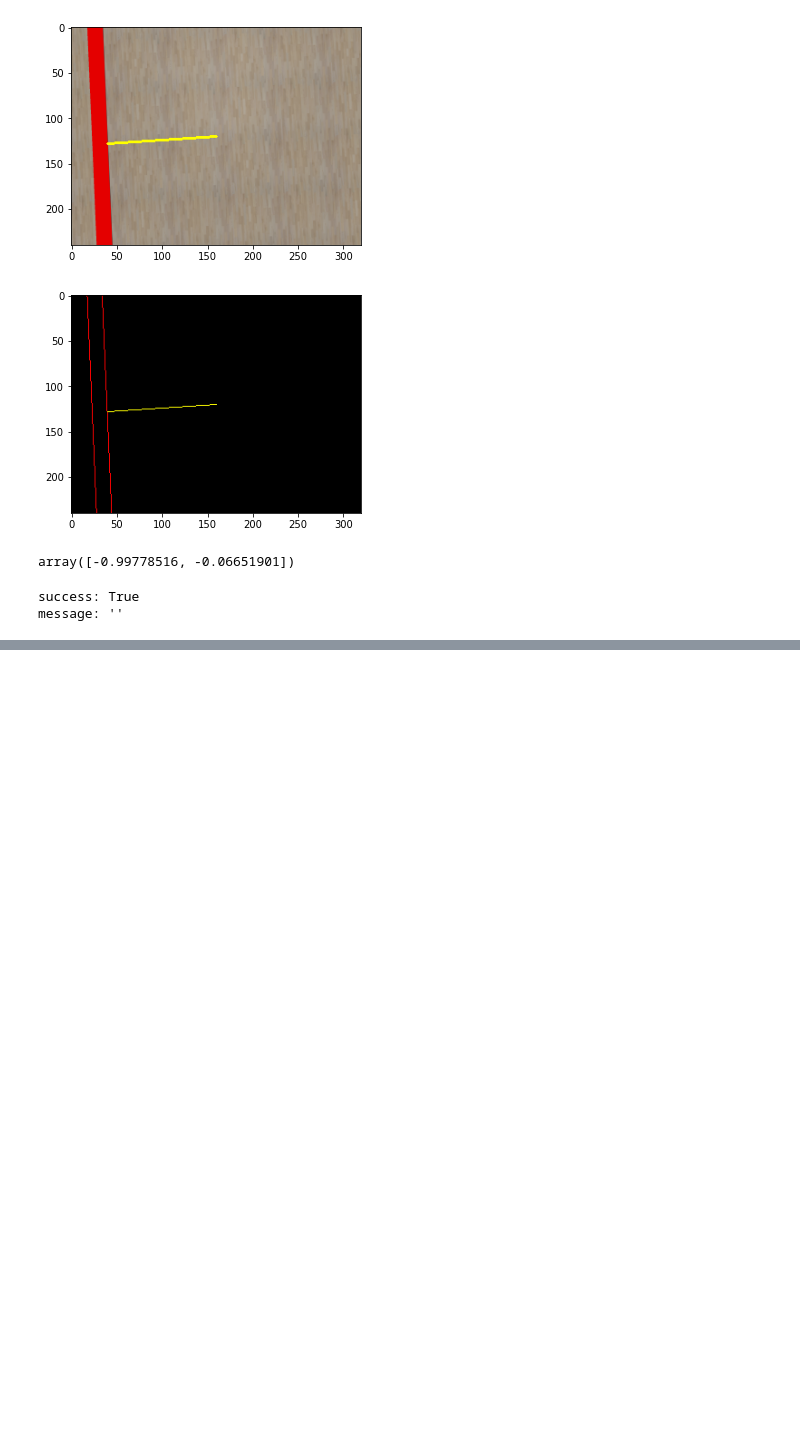
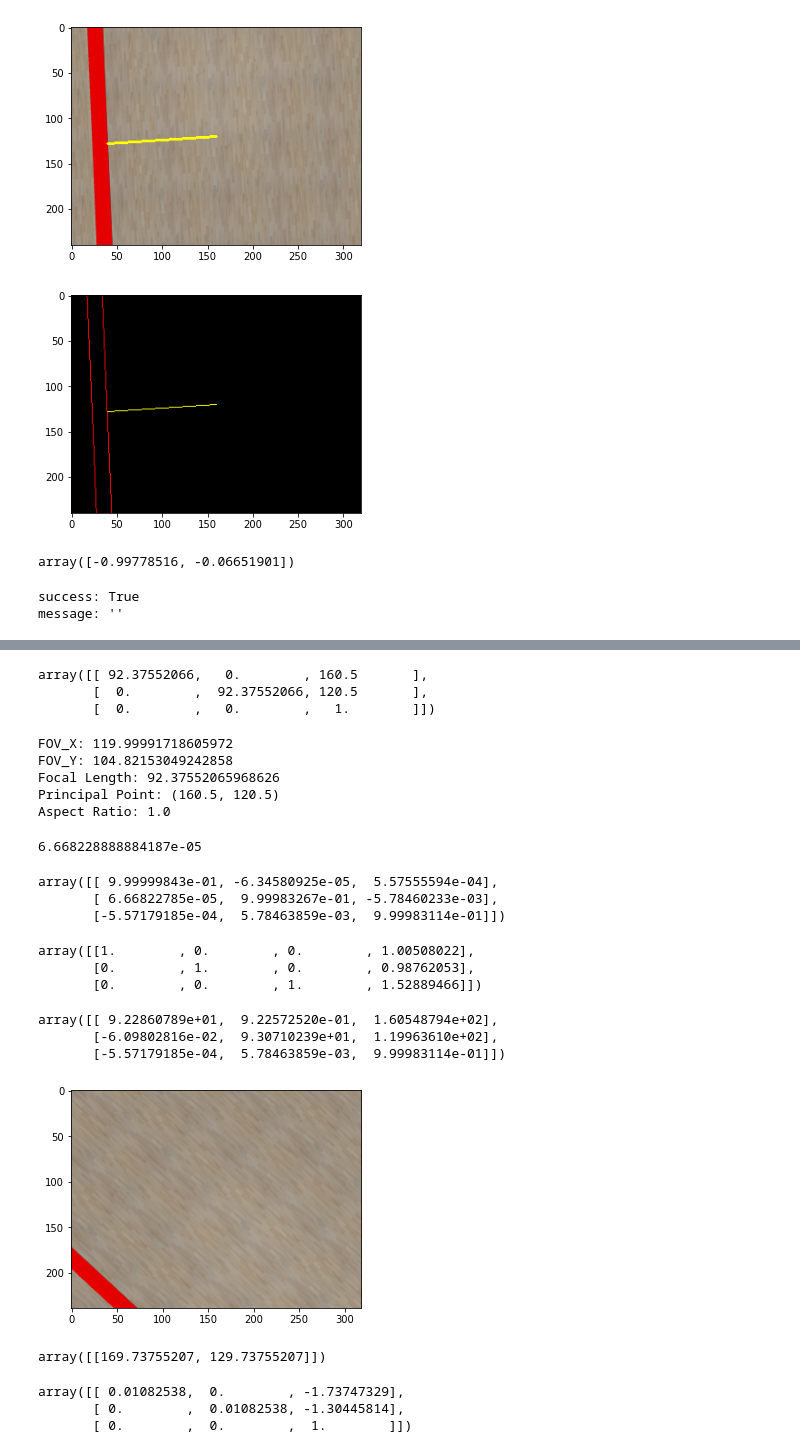
Before and after one commit to Danealor/fall2021-project, a Jupyter notebook: code/eagle_eye/scripts/test.ipynb, the cells around one changed output, grey strips where cells are left out. Cells and saved outputs as stored; diff of their text form; code cells hidden in the pictures; blank space fills up the shorter version.

Commit message:
Homography perspective and edge following

```diff
--- a/code/eagle_eye/scripts/test.ipynb
+++ b/code/eagle_eye/scripts/test.ipynb
@@ -246,3 +245,9 @@ set_velocity(vx=vx, vy=vy, frame_id='body')
 # %% [output]
 success: True
 message: ''
+# %%
+from sensor_msgs.msg import CameraInfo
+def camera_info():
+    return rospy.wait_for_message('/main_camera/camera_info', CameraInfo, timeout=1.)
+info = camera_info()
+info
@@ -248,0 +272,74 @@ message: ''
+# %%
+camera_matrix = np.array(info.K).reshape(3,3)
+image_size = np.array((info.width, info.height))
+distortion = info.D
+camera_matrix
+# %% [output]
+array([[ 92.37552066,   0.        , 160.5       ],
+       [  0.        ,  92.37552066, 120.5       ],
+       [  0.        ,   0.        ,   1.        ]])
+# %%
+fovx, fovy, focalLength, principalPoint, aspectRatio = cv2.calibrationMatrixValues(camera_matrix, image_size, 0, 0)
+print("FOV_X:", fovx)
+print("FOV_Y:", fovy)
+print("Focal Length:", focalLength)
+print("Principal Point:", principalPoint)
+print("Aspect Ratio:", aspectRatio)
+# %% [output]
+FOV_X: 119.99991718605972
+FOV_Y: 104.82153049242858
+Focal Length: 92.37552065968626
+Principal Point: (160.5, 120.5)
+Aspect Ratio: 1.0
+# %%
+telemetry = get_telemetry()
+telemetry.yaw
+# %% [output]
+6.668228888884187e-05
+# %%
+from scipy.spatial.transform import Rotation
+rotation = Rotation.from_euler('xyz', [telemetry.pitch, telemetry.roll, telemetry.yaw])
+rot_matrix = rotation.as_matrix()
+rot_matrix
+# %% [output]
+array([[ 9.99999843e-01, -6.34580925e-05,  5.57555594e-04],
+       [ 6.66822785e-05,  9.99983267e-01, -5.78460233e-03],
+       [-5.57179185e-04,  5.78463859e-03,  9.99983114e-01]])
+# %%
+trans_vec = np.array([telemetry.x, telemetry.y, telemetry.z])
+trans_matrix = np.concatenate([np.eye(3), trans_vec[:,None]], axis=-1)
+trans_matrix
+# %% [output]
+array([[1.        , 0.        , 0.        , 1.00508022],
+       [0.        , 1.        , 0.        , 0.98762053],
+       [0.        , 0.        , 1.        , 1.52889466]])
+# %%
+perspective_matrix = camera_matrix @ rot_matrix
+perspective_matrix
+# %% [output]
+array([[ 9.22860789e+01,  9.22572520e-01,  1.60548794e+02],
+       [-6.09802816e-02,  9.30710239e+01,  1.19963610e+02],
+       [-5.57179185e-04,  5.78463859e-03,  9.99983114e-01]])
+# %%
+new_camera_matrix, roi = cv2.getOptimalNewCameraMatrix(camera_matrix, distortion, image_size, 1, image_size)
+img_dst = cv2.undistort(img, camera_matrix, distortion, None, new_camera_matrix)
+x, y, w, h = roi
+img_dst = img_dst[y:y+h, x:x+w]
+show(img_dst)
+# %% [output]
+[figure, added]
+# %%
+K = camera_matrix
+u = (1,1,10)
+ph = K@u
+p = cv2.convertPointsFromHomogeneous(ph[None,:])[...,0,:]
+p
+# %% [output]
+array([[169.73755207, 129.73755207]])
+# %%
+K_inv = np.linalg.inv(K)
+K_inv
+# %% [output]
+array([[ 0.01082538,  0.        , -1.73747329],
+       [ 0.        ,  0.01082538, -1.30445814],
+       [ 0.        ,  0.        ,  1.        ]])
```
Also changed, not shown: parts of 12 cells of this notebook, 1 other file.
